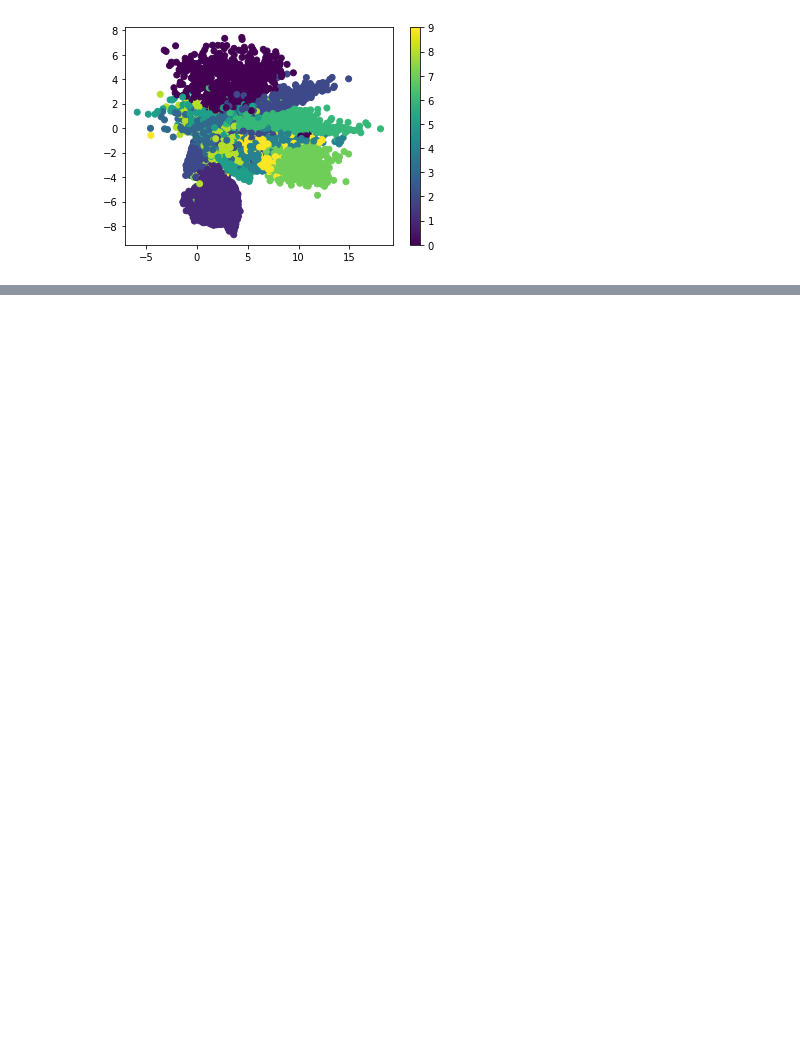
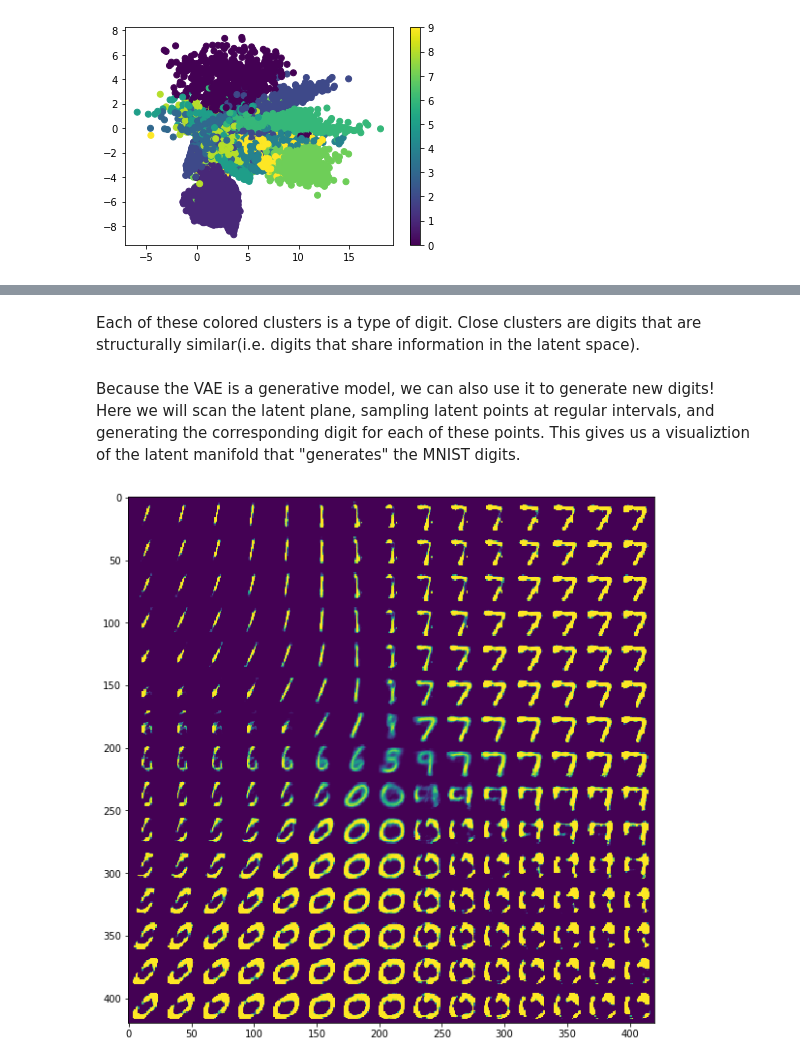
Before and after one commit to beyondacm/Autoencoder, a Jupyter notebook: Autoencoder-Images.ipynb, the cells around one changed output, grey strips where cells are left out. Saved outputs shown, nothing was run; the diff lists cells and outputs as text; code cells hidden in the pictures; blank space fills up the shorter version.

```diff
--- a/Autoencoder-Images.ipynb
+++ b/Autoencoder-Images.ipynb
@@ -377,0 +404,7 @@ plt.show()
+# %%
+batch_size = 100
+original_dim = 28 * 28
+latent_dim = 2
+intermediate_dim = 256
+epochs = 50
+epsilon_std = 1.0
@@ -377,0 +428,6 @@ plt.show()
+# %%
+# Finally we can map these sampled latent points back to reconstructed inputs
+decoder_h = Dense(intermediate_dim, activation='relu')
+decoder_mean = Dense(original_dim, activation='sigmoid')
+h_decoded = decoder_h(z)
+x_decoded_mean = decoder_mean(h_decoded)
@@ -377,0 +445,6 @@ plt.show()
+# %%
+# generator, from latent space to reconstructed inputs
+decoder_input = Input(shape=(latent_dim,))
+_h_decoded = decoder_h(decoder_input)
+_x_decoded_mean = decoder_mean(_h_decoded)
+generator = Model(decoder_input, _x_decoded_mean)
@@ -377,0 +540,27 @@ plt.show()
+# %% [markdown]
+Each of these colored clusters is a type of digit. Close clusters are digits that are structurally similar(i.e. digits that share information in the latent space).
+# %% [markdown]
+Because the VAE is a generative model, we can also use it to generate new digits!
+Here we will scan the latent plane, sampling latent points at regular intervals, and generating the corresponding digit for each of these points. This gives us a visualiztion of the latent manifold that "generates" the MNIST digits.
+# %%
+# display a 2D manifold of the digits
+n = 15 # figure with 15 x 15 digits
+digit_size = 28
+figure = np.zeros((digit_size * n, digit_size * n))
+# we will sample n points within [-15, -15] standard deviations
+grid_x = np.linspace(-15, 15, n)
+grid_y = np.linspace(-15, 15, n)
+# %%
+for i, yi in enumerate(grid_x):
+    for j, xi in enumerate(grid_y):
+        z_sample = np.array([[xi, yi]]) * epsilon_std
+        x_decoded = generator.predict(z_sample)
+        digit = x_decoded[0].reshape(digit_size, digit_size)
+        figure[i * digit_size: (i + 1) * digit_size,
+               j * digit_size: (j + 1) * digit_size] = digit
+
+plt.figure(figsize=(10, 10))
+plt.imshow(figure)
+plt.show()
+# %% [output]
+[figure, added]
```
Also changed, not shown: parts of 25 cells of this notebook, 1 other file.
